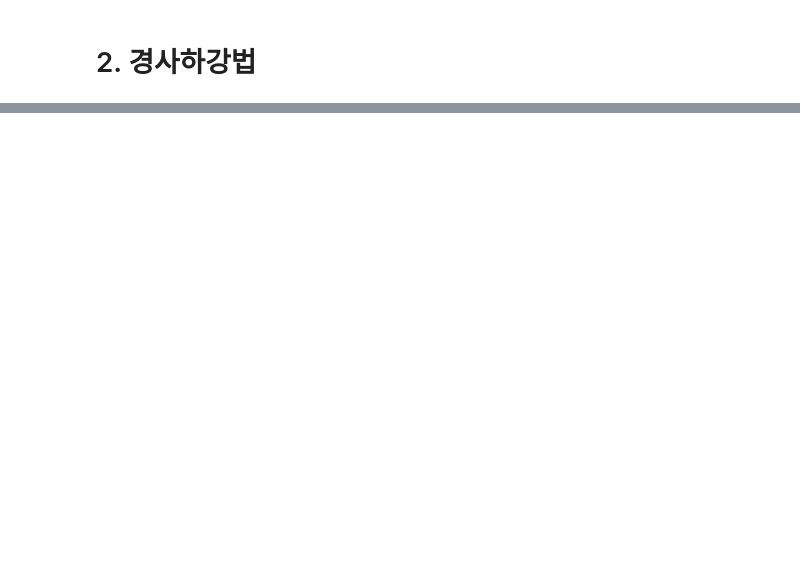
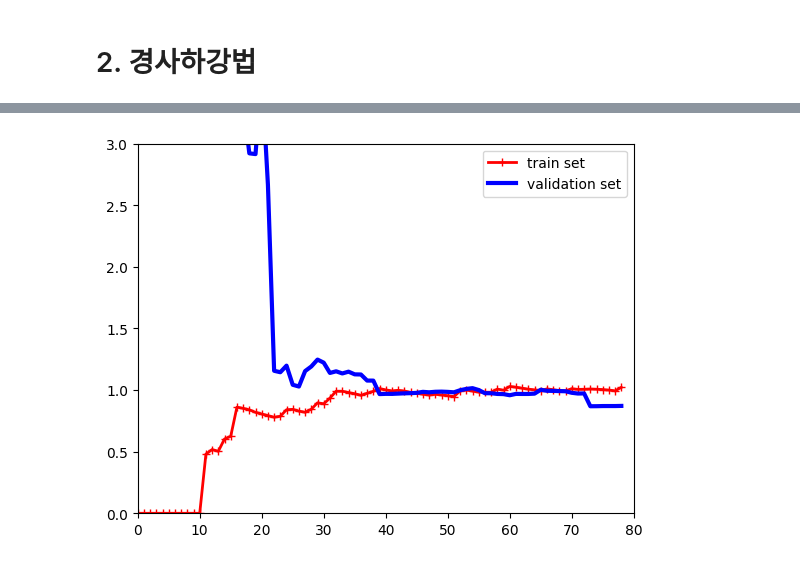
Before and after one commit to editdiary/study, a Jupyter notebook: HandsOn-ML/Ch4. 모델 훈련/Practice.ipynb, the cells around one changed output, grey strips where cells are left out. Cells and saved outputs as stored; diff of their text form; code cells hidden in the pictures; blank space fills up the shorter version.

```diff
--- a/HandsOn-ML/Ch4. 모델 훈련/Practice.ipynb
+++ b/HandsOn-ML/Ch4. 모델 훈련/Practice.ipynb
@@ -126,0 +223,13 @@ print(sgd_reg.intercept_, sgd_reg.coef_)
+# %%
+# 10차 다항 회귀 모델의 학습 곡선
+from sklearn.pipeline import Pipeline
+
+polynomial_regression_10th = Pipeline([
+    ('poly_features', PolynomialFeatures(degree=10, include_bias=False)),
+    ('lin_reg', LinearRegression())
+])
+
+plt.axis([0, 80, 0, 3])
+plot_learning_curves(polynomial_regression_10th, X, y)
+# %% [output]
+[figure, added]
```
Also changed, not shown: parts of 25 cells of this notebook.
